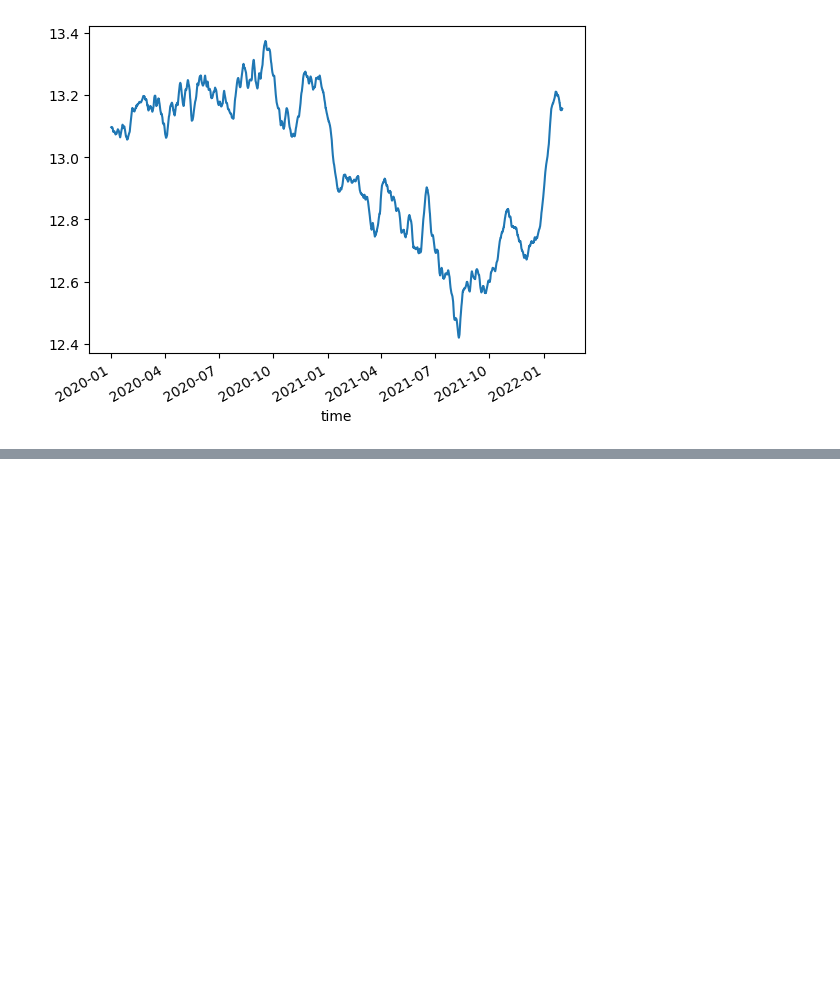
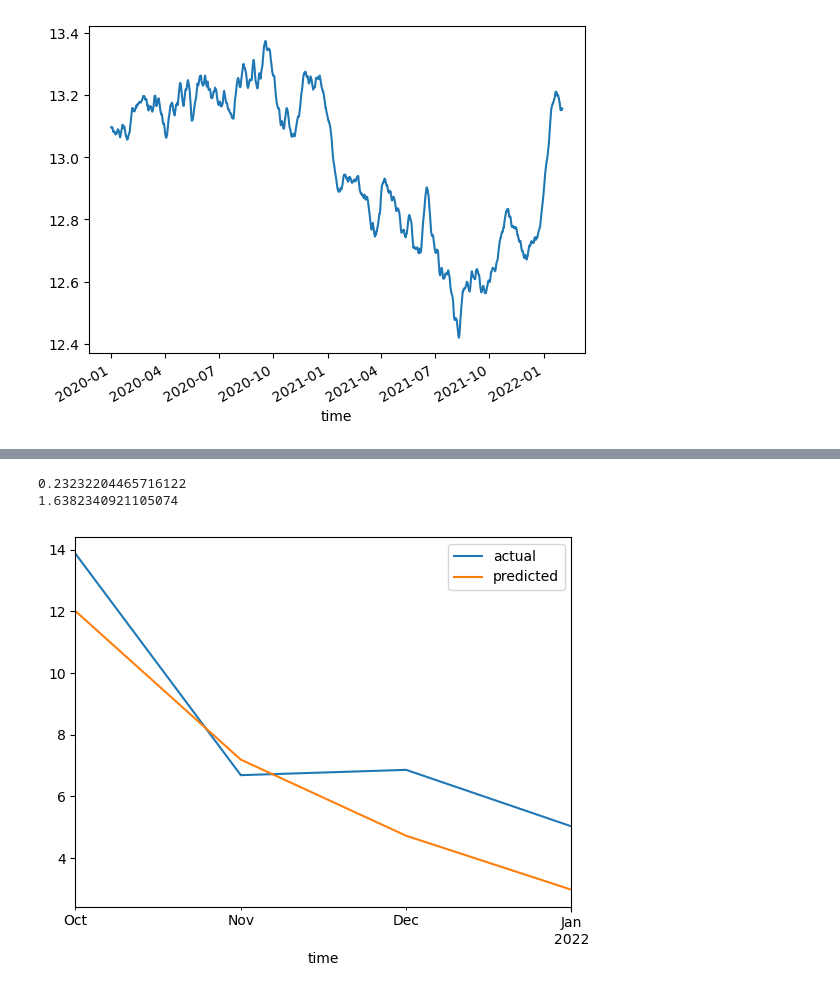
Before and after one commit to Camiloesp/PythonDataScience_SupervisedML, a Jupyter notebook: Regression_and_Forecasting/8_TimeSeriesAnalysis.ipynb, the cells around one changed output, grey strips where cells are left out. Saved outputs shown, nothing was run; the diff lists cells and outputs as text; code cells hidden in the pictures; blank space fills up the shorter version.

```diff
--- a/Regression_and_Forecasting/8_TimeSeriesAnalysis.ipynb
+++ b/Regression_and_Forecasting/8_TimeSeriesAnalysis.ipynb
@@ -28,0 +107,5 @@ weather.set_index('time').loc[:, 'temperature'].rolling((24 * 365)).mean().plot(
+# %%
+weather_train = monthly_weather.set_index('time').loc[:'2021-09']
+weather_test = monthly_weather.set_index('time').loc['2021-10-31':]
+
+weather_test
@@ -28,0 +119,8 @@ weather.set_index('time').loc[:, 'temperature'].rolling((24 * 365)).mean().plot(
+# %%
+import statsmodels.api as sm
+
+y = weather_train['temperature']
+X = sm.add_constant(weather_train.iloc[:, 1:]) #.drop('trend', axis=1)
+
+model = sm.OLS(y, X).fit()
+model.summary()
@@ -28,0 +158,6 @@ weather.set_index('time').loc[:, 'temperature'].rolling((24 * 365)).mean().plot(
+# %%
+y_test = weather_test['temperature']
+X_test = sm.add_constant(weather_test.iloc[:, 1:])
+
+prediction = model.predict(X_test)
+prediction
@@ -28,0 +171,3 @@ weather.set_index('time').loc[:, 'temperature'].rolling((24 * 365)).mean().plot(
+# %%
+pred_df = pd.DataFrame({'actual': y_test, 'predicted':prediction})
+pred_df
@@ -28,0 +181,13 @@ weather.set_index('time').loc[:, 'temperature'].rolling((24 * 365)).mean().plot(
+# %%
+from sklearn.metrics import mean_absolute_percentage_error as mape
+from sklearn.metrics import mean_absolute_error as mae
+
+print(mape(pred_df['actual'], pred_df['predicted']))
+print(mae(pred_df['actual'], pred_df['predicted']))
+# %% [output]
+0.23232204465716122
+1.6382340921105074
+# %%
+pred_df.plot();
+# %% [output]
+[figure, added]
```
Also changed, not shown: parts of 13 cells of this notebook, 1 other file.
